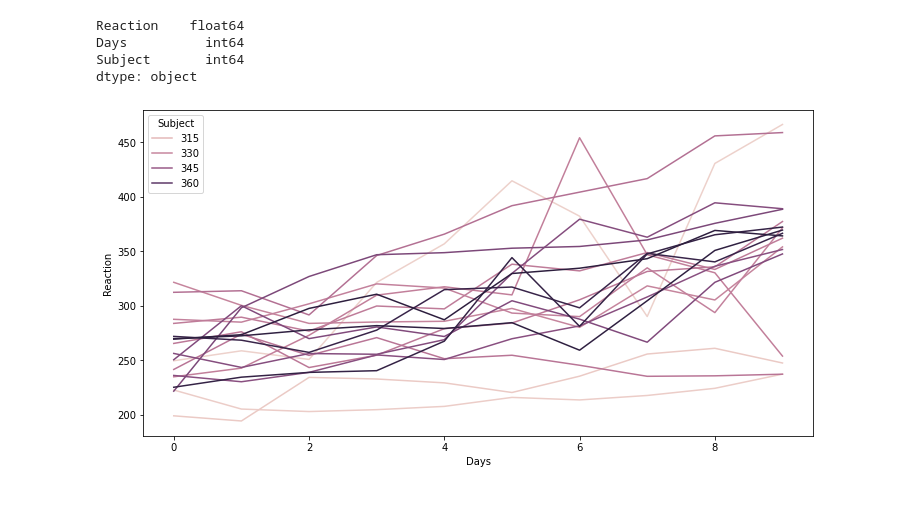
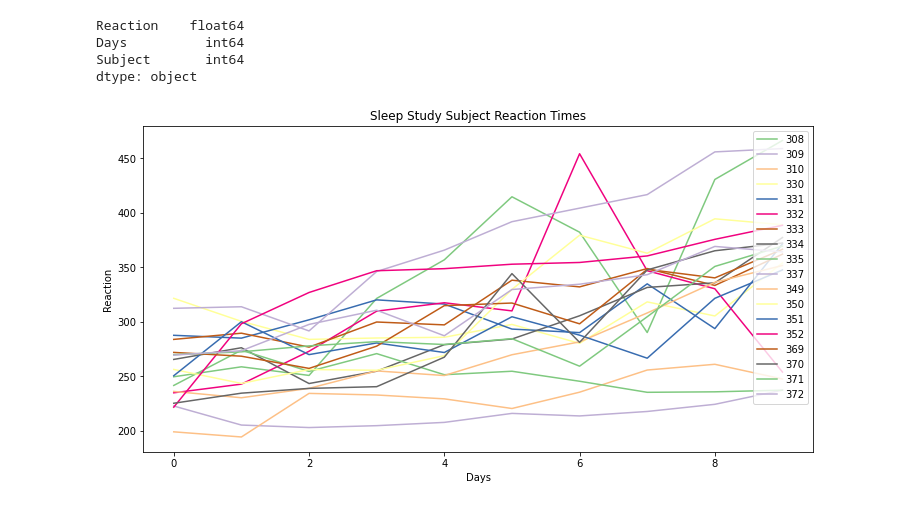
Before and after one commit to OKPTaylor/numpy-pandas-visualization-exercises, a Jupyter notebook: seaborn_exercises.ipynb, the cells around one changed output. Saved outputs shown, nothing was run; the diff lists cells and outputs as text; code cells hidden in the pictures.

```diff
--- a/seaborn_exercises.ipynb
+++ b/seaborn_exercises.ipynb
@@ -302,9 +302,11 @@ Subject       int64
 dtype: object
 # %%
 plt.figure(figsize= (12, 6))
-sns.lineplot(data=sleep, x="Days", y="Reaction", hue="Subject", palette=)
+sns.lineplot(data=sleep, x="Days", y="Reaction", hue="Subject", palette="Accent")
+plt.title("Sleep Study Subject Reaction Times")
+plt.legend(loc="upper right")
 plt.show()
 # %% [output]
-[figure, old version]
+[figure, new version]
 # %%
 #palette = asccents
```
